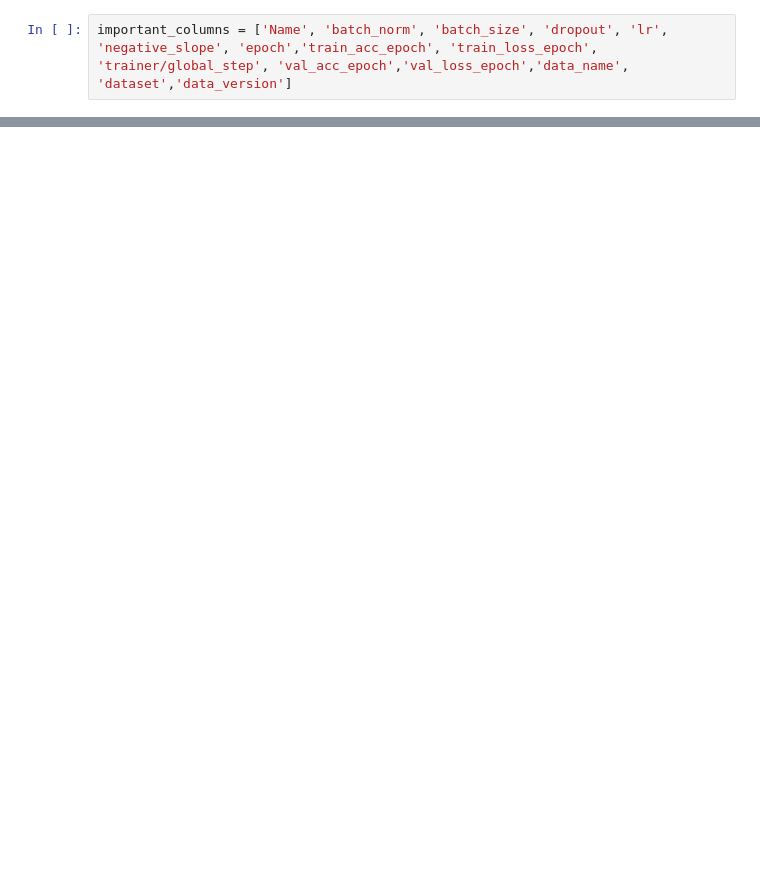
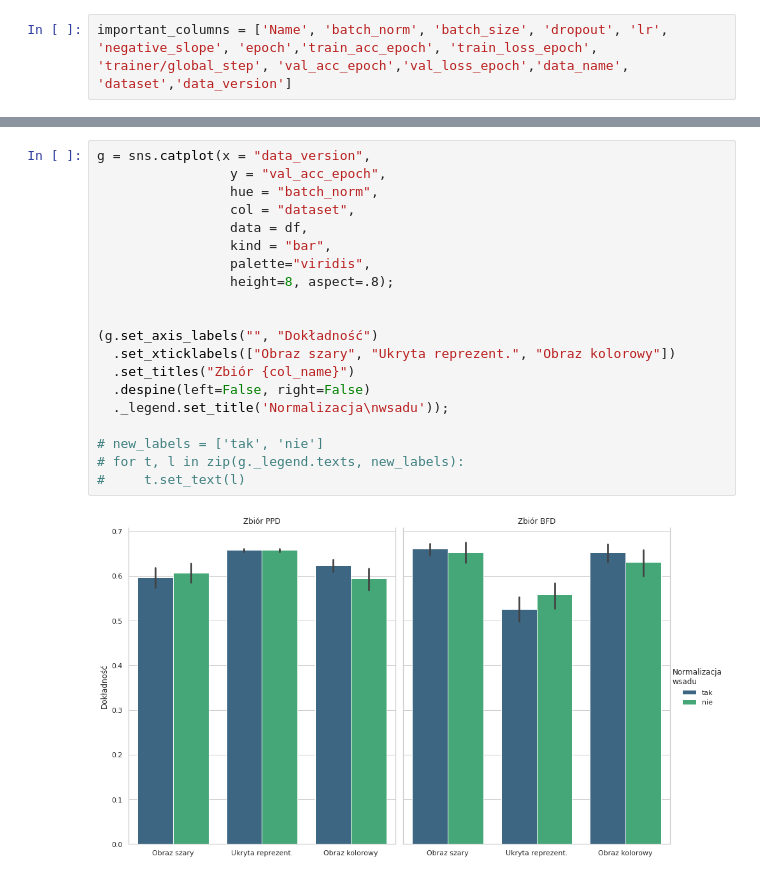
Before and after one commit to Krl1/PersonalityPrediction, a Jupyter notebook: comparison.ipynb, the cells around one changed output, grey strips where cells are left out. Saved outputs shown, nothing was run; the diff lists cells and outputs as text; blank space fills up the shorter version.

```diff
--- a/comparison.ipynb
+++ b/comparison.ipynb
@@ -83,0 +73,22 @@ plt.title('Dokładność zbioru walidacyjnego a typ danych', fontdict={'fontsize
+# %%
+g = sns.catplot(x = "data_version",
+                 y = "val_acc_epoch",
+                 hue = "batch_norm",
+                 col = "dataset",
+                 data = df,
+                 kind = "bar",
+                 palette="viridis",
+                 height=8, aspect=.8);
+
+
+(g.set_axis_labels("", "Dokładność")
+  .set_xticklabels(["Obraz szary", "Ukryta reprezent.", "Obraz kolorowy"])
+  .set_titles("Zbiór {col_name}")
+  .despine(left=False, right=False)
+  ._legend.set_title('Normalizacja\nwsadu'));
+
+# new_labels = ['tak', 'nie']
+# for t, l in zip(g._legend.texts, new_labels):
+#     t.set_text(l)
+# %% [output]
+[figure, added]
```
Also changed, not shown: parts of 31 cells of this notebook, 10 other files.
